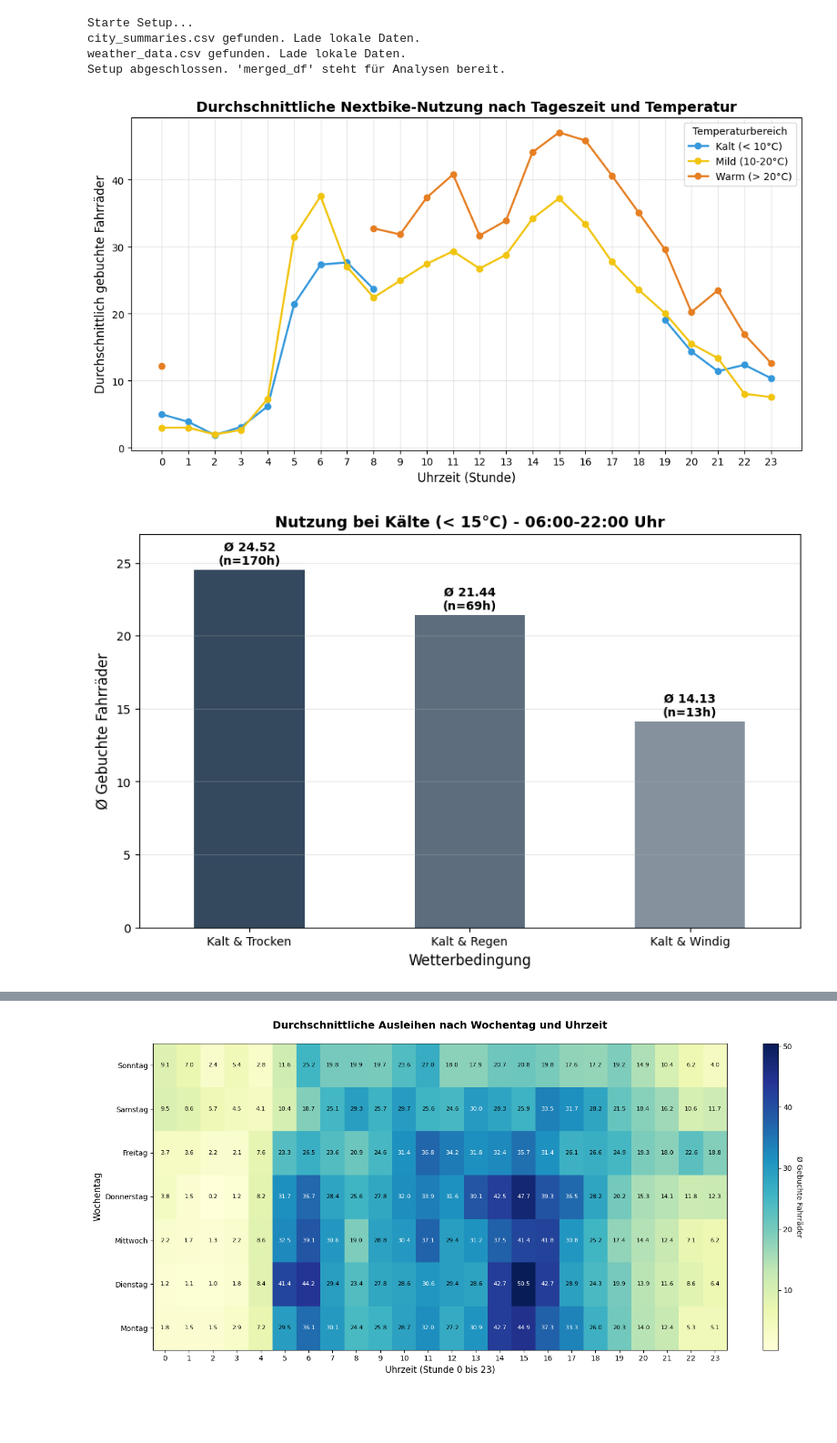
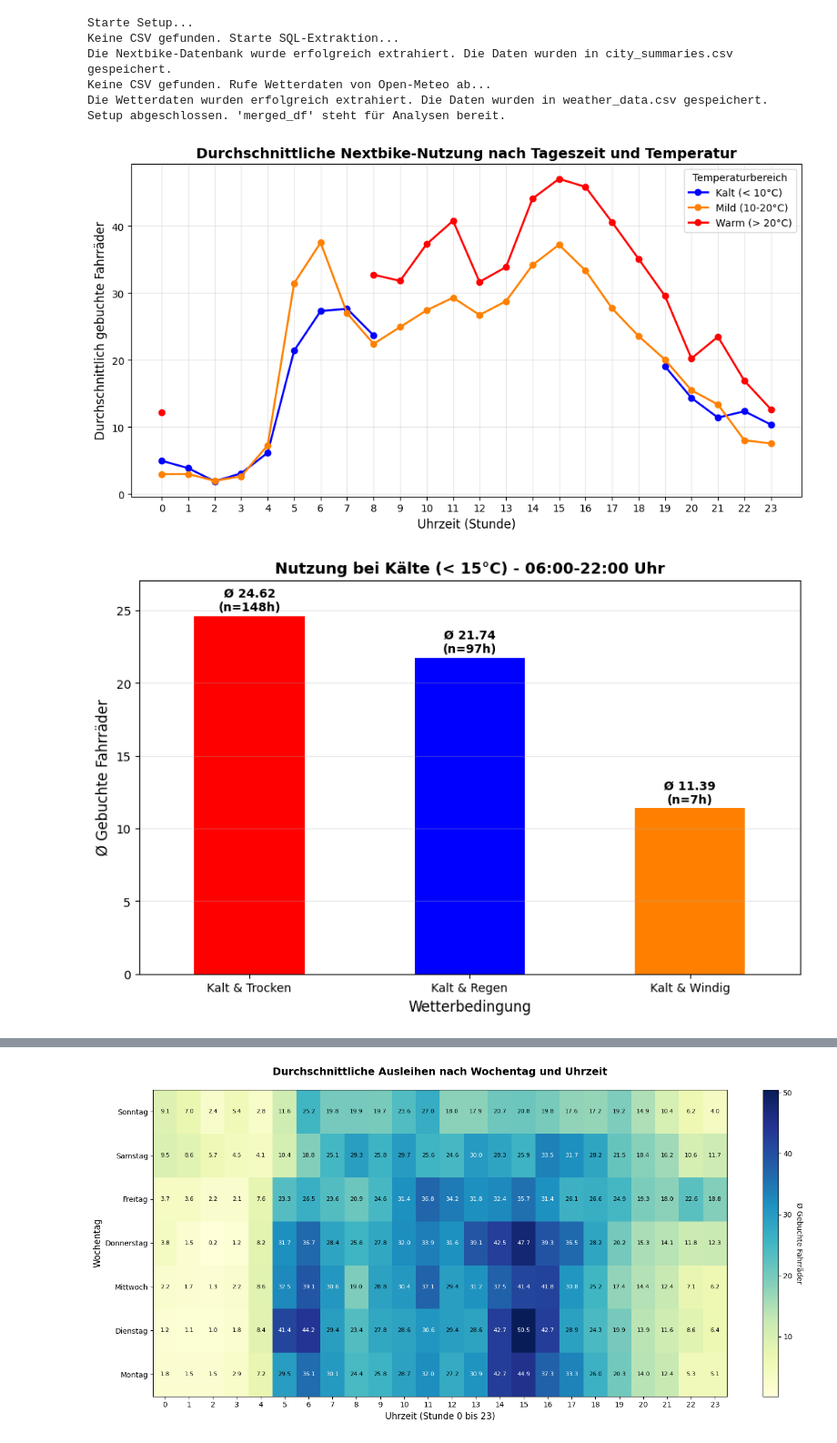
Before and after one commit to MatthiasHofhansl/Nextbike-Daten-vs.-Wetterdaten, a Jupyter notebook: code_new.ipynb, the cells around one changed output, grey strips where cells are left out. Shown at 91% size. Saved outputs shown, nothing was run; the diff lists cells and outputs as text; code cells hidden in the pictures; blank space fills up the shorter version.

Commit message:
Statistiken

```diff
--- a/code_new.ipynb
+++ b/code_new.ipynb
@@ -6,10 +6,8 @@ import openmeteo_requests
 import requests_cache
 from retry_requests import retry
 import numpy as np
+import matplotlib.pyplot as plt
 from scipy.stats import pearsonr
-import matplotlib.pyplot as plt
-from matplotlib.dates import DateFormatter
-import matplotlib.dates as mdates
 
 # Konfigurationsparameter
 CONFIG = {
@@ -19,17 +17,9 @@ CONFIG = {
     "CSV_WEATHER": "weather_data.csv",
     "LAT": 49.0094,
     "LON": 8.4044,
-    "START_DATE": "2025-09-01",
-    "END_DATE": "2025-10-31",
-    "CITY_NAME": "Karlsruhe"
+    "START_DATE": "2025-09-14",
+    "END_DATE": "2025-10-08",
 }
-
-# Feiertage/Ferien für die day_type Klassifizierung
-HOLIDAYS = [
-    '2025-01-01', '2025-01-06', '2025-04-18', '2025-04-21',
-    '2025-05-01', '2025-05-29', '2025-06-09', '2025-06-19',
-    '2025-10-03', '2025-11-01', '2025-12-25', '2025-12-26'
-]
 # %%
 def get_nextbike_data(config):
     """Extrahiert die stündlichen Zusammenfassungsdaten aus der Nextbike-SQL-Datenbank"""
@@ -87,7 +77,7 @@ def get_weather_data(config):
         params = {
             "latitude": config["LAT"], "longitude": config["LON"],
             "start_date": config["START_DATE"], "end_date": config["END_DATE"],
-            "hourly": ["temperature_2m", "rain", "wind_speed_10m", "relative_humidity_2m", "cloud_cover"],
+            "hourly": ["temperature_2m", "rain", "wind_speed_10m"],
             "timezone": "Europe/Berlin",
         }
         responses = openmeteo.weather_api(config["WEATHER_API_URL"], params=params)
@@ -134,26 +124,13 @@ merged_df = pd.merge_asof(
     direction='nearest'
 )
 
-# 4. day_type Spalte hinzufügen
-def get_day_type(ts):
-    """Bestimmt den Tagestyp basierend auf Datum."""
-    date_str = ts.strftime('%Y-%m-%d')
-    if date_str in HOLIDAYS:
-        return 'Ferien'
-    elif ts.weekday() >= 5:
-        return 'Wochenende'
-    else:
-        return 'Wochentag'
-
-merged_df['day_type'] = merged_df['timestamp'].apply(get_day_type)
-day_types = ['Wochentag', 'Wochenende', 'Ferien']
-colors = {'Wochentag': '#1f77b4', 'Wochenende': '#ff7f0e', 'Ferien': '#d62728'}
-
 print("Setup abgeschlossen. 'merged_df' steht für Analysen bereit.")
 # %% [output]
 Starte Setup...
-city_summaries.csv gefunden. Lade lokale Daten.
-weather_data.csv gefunden. Lade lokale Daten.
+Keine CSV gefunden. Starte SQL-Extraktion...
+Die Nextbike-Datenbank wurde erfolgreich extrahiert. Die Daten wurden in city_summaries.csv gespeichert.
+Keine CSV gefunden. Rufe Wetterdaten von Open-Meteo ab...
+Die Wetterdaten wurden erfolgreich extrahiert. Die Daten wurden in weather_data.csv gespeichert.
 Setup abgeschlossen. 'merged_df' steht für Analysen bereit.
 # %%
 # ANALYSE 1: 24h-Profile nach Temperatur-Clustern
@@ -172,7 +149,7 @@ merged_df['hour_only'] = merged_df['timestamp'].dt.hour
 hourly_profiles = merged_df.groupby(['hour_only', 'temp_cluster'])['booked_bikes'].mean().unstack()
 
 # 3. Plotten
-colors_temp = {'Kalt (< 10°C)': '#3498db', 'Mild (10-20°C)': '#f1c40f', 'Warm (> 20°C)': '#e67e22'}
+colors_temp = {'Kalt (< 10°C)': '#0000FF', 'Mild (10-20°C)': '#FF8000', 'Warm (> 20°C)': '#FF0000'}
 for cluster in hourly_profiles.columns:
     plt.plot(hourly_profiles.index, hourly_profiles[cluster],
              label=cluster, marker='o', linewidth=2, color=colors_temp.get(cluster))
@@ -185,43 +162,43 @@ plt.legend(title='Temperaturbereich')
 plt.grid(True, alpha=0.3)
 plt.show()
 # %% [output]
-[figure, old version]
+[figure, new version]
 # %%
-# ANALYSE 2: Einfluss von Wind und Regen bei Kälte (< 10°C)
+# ANALYSE 2: Einfluss von Wind und Regen bei Kälte
 active_cold_hours = merged_df[
     (merged_df['temperature_2m'] < 15) &
     (merged_df['timestamp'].dt.hour >= 6) &
     (merged_df['timestamp'].dt.hour <= 22)
 ].copy()
 
 # Kategorien definieren
 def categorize_cold_weather(row):
     if row['rain'] > 0.1: return 'Kalt & Regen'
     if row['wind_speed_10m'] > 20: return 'Kalt & Windig'
     return 'Kalt & Trocken'
 
 active_cold_hours['condition'] = active_cold_hours.apply(categorize_cold_weather, axis=1)
 
-# Statistiken berechnen: Mittelwert UND Anzahl der Stunden
+# Statistiken berechnen: Mittelwert und Anzahl der Stunden
 stats = active_cold_hours.groupby('condition')['booked_bikes'].agg(['mean', 'count']).sort_values('mean', ascending=False)
 
 # Plotten
 plt.figure(figsize=(10, 6))
-ax = stats['mean'].plot(kind='bar', color=['#34495e', '#5d6d7e', '#85929e'])
+ax = stats['mean'].plot(kind='bar', color=['#FF0000', '#0000FF', '#FF8000'])
 
 plt.title('Nutzung bei Kälte (< 15°C) - 06:00-22:00 Uhr', fontsize=13, fontweight='bold')
 plt.ylabel('Ø Gebuchte Fahrräder', fontsize=12)
 plt.xlabel('Wetterbedingung', fontsize=12)
 plt.xticks(rotation=0)
 
-# Beschriftung mit Mittelwert UND Anzahl der Datenpunkte (n)
+# Beschriftung der Säulen mit Ø und Fallzahl n
 for i, (idx, row) in enumerate(stats.iterrows()):
     plt.text(i, row['mean'] + 0.2, f"Ø {row['mean']:.2f}\n(n={int(row['count'])}h)",
              ha='center', va='bottom', fontsize=10, fontweight='bold')
 
 plt.ylim(0, stats['mean'].max() * 1.1)
 plt.grid(axis='y', alpha=0.3)
 plt.show()
 # %% [output]
-[figure, old version]
+[figure, new version]
 # %%
```
Also changed, not shown: parts of 6 cells of this notebook, 2 other files.
